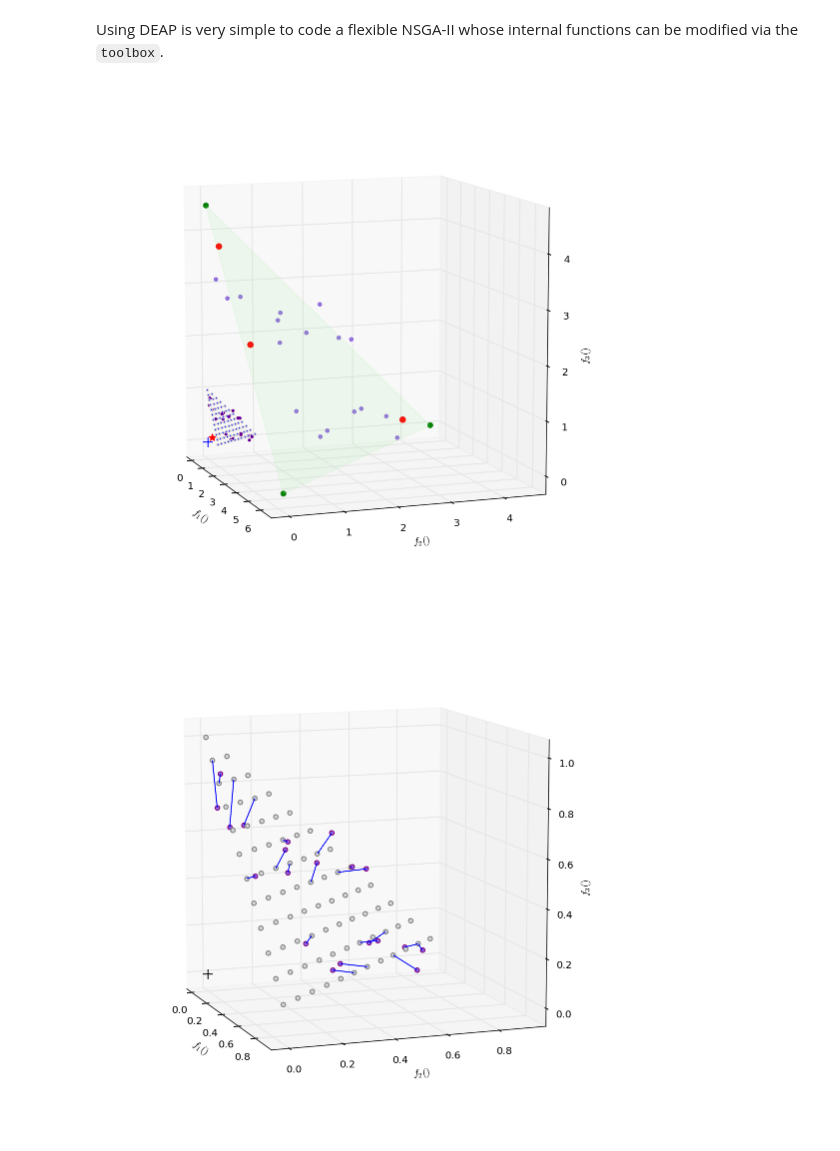
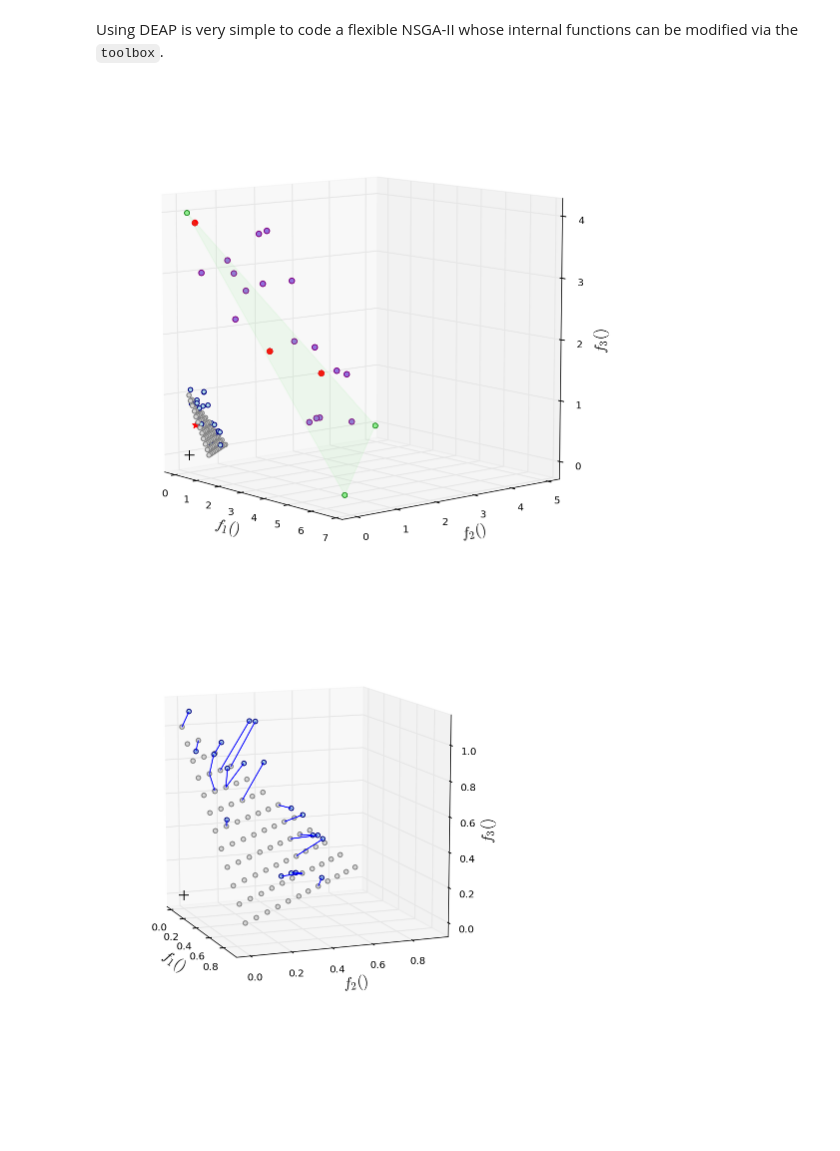
Before and after one commit to lmarti/nsgaiii, a Jupyter notebook: Understanding NSGA-III.ipynb, the cells around one changed output. Cells and saved outputs as stored; diff of their text form; code cells hidden in the pictures; blank space fills up the shorter version.

```diff
--- a/Understanding NSGA-III.ipynb
+++ b/Understanding NSGA-III.ipynb
@@ -99,7 +301,7 @@ pop = toolbox.population(n=20)
 for ind in pop:
     ind.fitness.values = toolbox.evaluate(ind)
 # %%
-from mpl_toolkits.mplot3d import Axes3D
+#from mpl_toolkits.mplot3d import Axes3D
 import mpl_toolkits.mplot3d as a3
 from matplotlib.path import Path
 import matplotlib.patches as patches
@@ -107,35 +309,35 @@ import matplotlib.patches as patches
 fig = plt.figure(figsize=(9,9))
 ax = fig.add_subplot(111, projection='3d')
 
-# the coordinate origin
+# the coordinate origin (black + sign)
 ax.scatter(0,0,0, c='k', marker='+', s=100)
 
-# the population
+# the population (purple)
 for ind in pop:
     ax.scatter(ind.fitness.values[0],
                ind.fitness.values[1],
                ind.fitness.values[2],
-               color='mediumpurple', c='mediumpurple',
-               s=50, marker='.')
+               color='purple', c='mediumpurple',
+               s=30, marker='o')
 
-# ideal point -- a red star
+# ideal point (red star)
 ideal_point = find_ideal_point(pop)
 ax.scatter(ideal_point[0], ideal_point[1], ideal_point[2],
            s=50, marker='*', color='red', c='red')
 
-# extreme points marked with a blue x
+# extreme points marked (red)
 extremes = find_extreme_points(pop)
 for i,ex in enumerate(extremes):
     ax.scatter(ex.fitness.values[0],
                ex.fitness.values[1],
                ex.fitness.values[2], s=30, c='r', marker='o', color='r')
 
-# intercepts
+# intercepts (in green)
 intercepts = construct_hyperplane(pop, extremes)
 verts = [(intercepts[0], 0, 0), (0, intercepts[1], 0), (0, 0, intercepts[2])]
 
 for vert in verts:
-    ax.scatter(vert[0], vert[1], vert[2], c='green', color='forestgreen', s=100, marker='.')
+    ax.scatter(vert[0], vert[1], vert[2], c='lightgreen', color='forestgreen', s=100, marker='.')
 
 tri = a3.art3d.Poly3DCollection([verts])
 tri.set_color('lightgreen')
@@ -143,57 +345,58 @@ tri.set_alpha(0.11)
 tri.set_edgecolor('lightgreen')
 ax.add_collection3d(tri)
 
-# normalized objectives
+# normalized objectives (light blue)
 normalize_objectives(pop, intercepts, ideal_point)
 
 for ind in pop:
     ax.scatter(ind.fitness.normalized_values[0],
                ind.fitness.normalized_values[1],
-               ind.fitness.normalized_values[2], color='purple', marker='.')
+               ind.fitness.normalized_values[2], color='navy', marker='o', c='lightblue')
 
-# reference points
+# reference points (gray)
 rps = generate_reference_points(3)
 for rp in rps:
-    ax.scatter(rp[0], rp[1], rp[2], marker='.', color='lightgray')
+    ax.scatter(rp[0], rp[1], rp[2], marker='o', c='lightgray', color='gray')
 
 # final figure details
-ax.set_xlabel('$f_1()$')
-ax.set_ylabel('$f_2()$')
-ax.set_zlabel('$f_3()$')
-ax.view_init(elev=10., azim=-20)
+ax.set_xlabel('$f_1()$', fontsize=15)
+ax.set_ylabel('$f_2()$', fontsize=15)
+ax.set_zlabel('$f_3()$', fontsize=15)
+ax.view_init(elev=9, azim=-40)
 plt.autoscale(tight=True)
 # %% [output]
-[figure, old version]
+[figure, new version]
 # %%
 associate(pop, rps)
 # %%
-fig = plt.figure(figsize=(9,9))
+fig = plt.figure(figsize=(7,7))
 ax = fig.add_subplot(111, projection='3d')
 
 # the coordinate origin
 ax.scatter(0,0,0, c='k', marker='+', s=100)
 
 for rp in rps:
     ax.scatter(rp[0], rp[1], rp[2], marker='o', c='lightgray', color='gray')
 
 pairs = []
 for ind in pop:
     ax.scatter(ind.fitness.normalized_values[0],
                ind.fitness.normalized_values[1],
-               ind.fitness.normalized_values[2], color='purple', marker='o', c='mediumpurple')
+               ind.fitness.normalized_values[2], color='navy', marker='o', c='lightblue')
     pairs += [(ind.fitness.normalized_values, ind.reference_point)]
 
 lin = a3.art3d.Line3DCollection(pairs)
 lin.set_color('blue')
 ax.add_collection3d(lin)
 
-ax.set_xlabel('$f_1()$')
-ax.set_ylabel('$f_2()$')
-ax.set_zlabel('$f_3()$')
-ax.view_init(elev=10., azim=-20)
+# final figure details
+ax.set_xlabel('$f_1()$', fontsize=15)
+ax.set_ylabel('$f_2()$', fontsize=15)
+ax.set_zlabel('$f_3()$', fontsize=15)
+ax.view_init(elev=11, azim=-21)
 plt.autoscale(tight=True)
 # %% [output]
-[figure, old version]
+[figure, new version]
 # %%
 def nsga_iii(toolbox, stats=None, verbose=False):
     population = toolbox.population(n=toolbox.pop_size)
```
Also changed, not shown: parts of 34 cells of this notebook, 4 other files.
